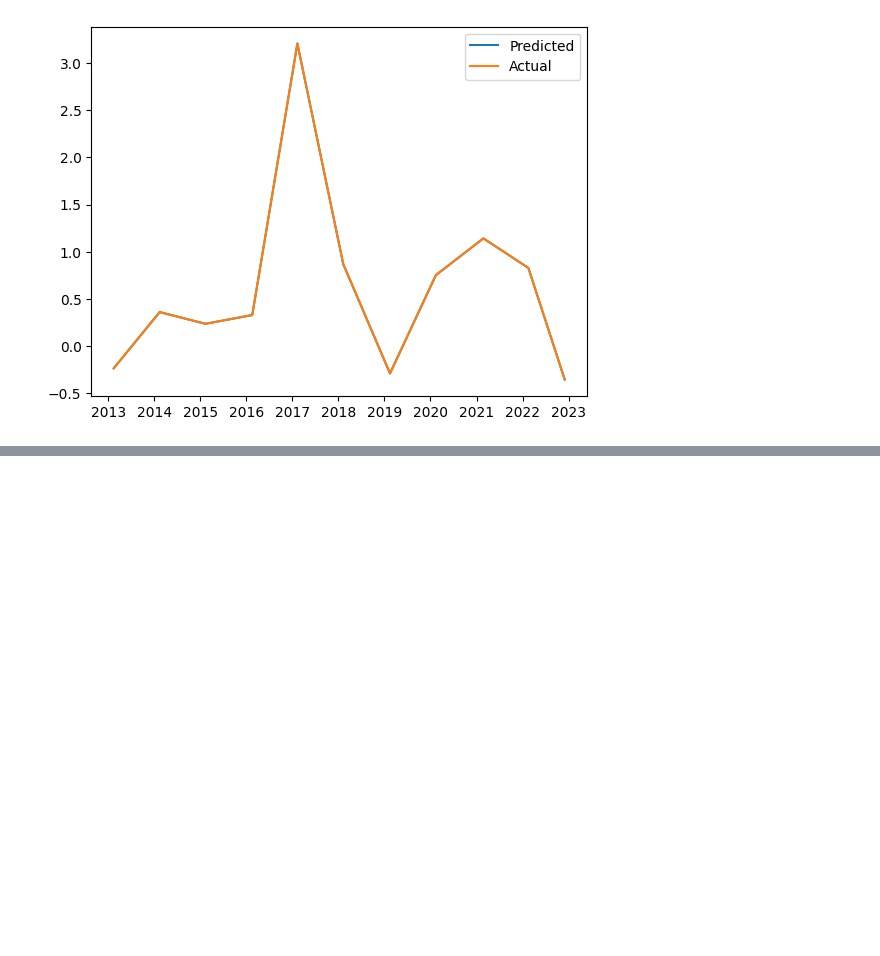
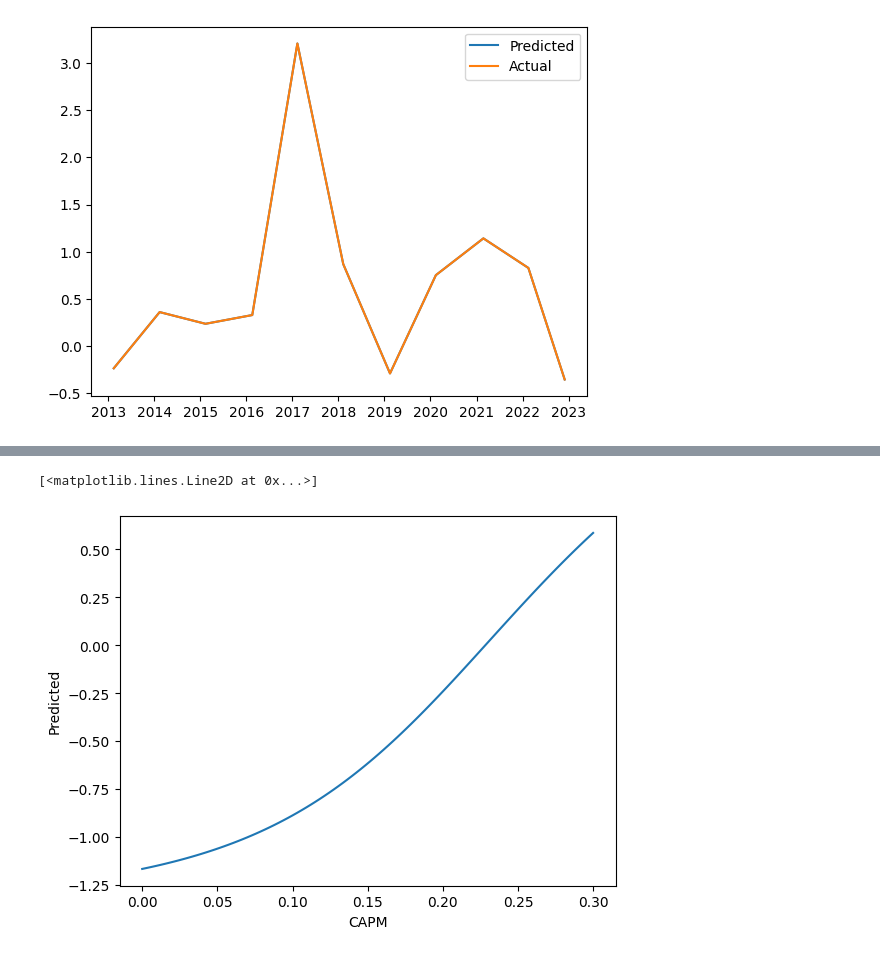
Before and after one commit to aliencaocao/wharton-comp, a Jupyter notebook: return regression.ipynb, the cells around one changed output, grey strips where cells are left out. Cells and saved outputs as stored; diff of their text form; code cells hidden in the pictures; blank space fills up the shorter version.

```diff
--- a/return regression.ipynb
+++ b/return regression.ipynb
@@ -221,0 +257,17 @@ plt.legend(['Predicted', 'Actual'])
+# %%
+preds = []
+pred_inputs['EWMA'] = 0.19366
+pred_inputs['CAPM'] = 0.16478
+pred_inputs['DCF'] = -0.22877
+pred_inputs['Comps'] = -0.29484
+pred_inputs['VIX'] = 25.94792
+for CAPM in CAPM_range:
+    pred_inputs['CAPM'] = CAPM
+    pred = model.predict(pred_inputs, verbose=0)[0][0]
+    preds.append(pred)
+plt.xlabel('CAPM')
+plt.ylabel('Predicted')
+plt.plot(CAPM_range, preds)
+# %% [output]
+[<matplotlib.lines.Line2D at 0x...>]
+[figure, added]
```
Also changed, not shown: parts of 5 cells of this notebook.
